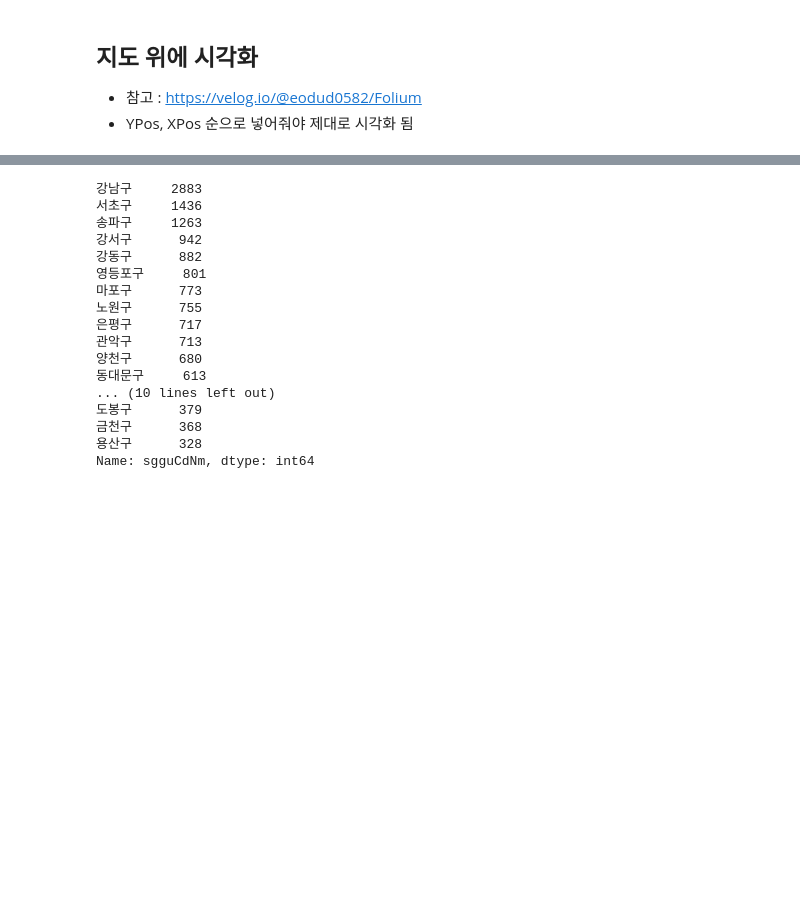
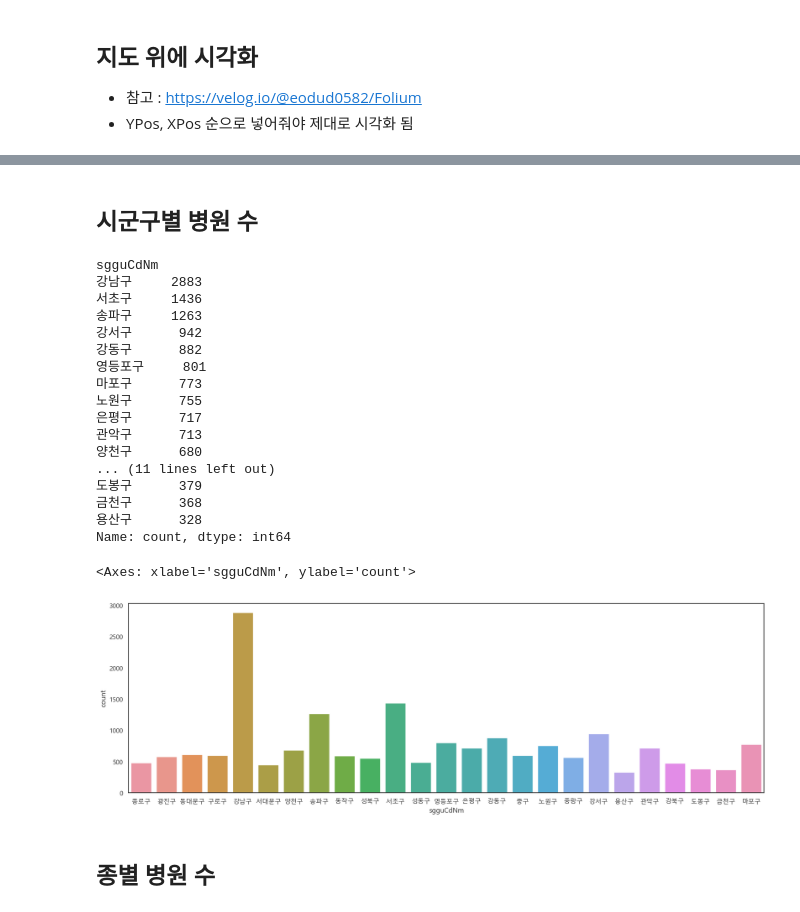
Before and after one commit to h1cho/DAStudy-sun, a Jupyter notebook: HYEWON/Analysis of Areas with Insufficient Healthcare Facilities_EDA2.ipynb, the cells around one changed output, grey strips where cells are left out. Drawn from its saved outputs; the diff is of its cells as text; code cells hidden in the pictures; blank space fills up the shorter version.

```diff
--- a/HYEWON/Analysis of Areas with Insufficient Healthcare Facilities_EDA2.ipynb
+++ b/HYEWON/Analysis of Areas with Insufficient Healthcare Facilities_EDA2.ipynb
@@ -638,0 +626,4 @@ df_hos = pd.DataFrame(a)
+# %%
+# 240320 SSL 오류로 인해 저장해둔 데이터 사용
+df_hos = pd.read_pickle("./data/Healthcare Facilities/df_hos.pkl")
+df_hos
@@ -806,9 +844,12 @@ for i in range(500):
 m
 # %% [output]
 [interactive output not drawn]
+# %% [markdown]
+## 시군구별 병원 수
 # %%
 df_hos["sgguCdNm"].value_counts()
 # %% [output]
+sgguCdNm
 강남구     2883
 서초구     1436
 송파구     1263
@@ -820,9 +861,21 @@ df_hos["sgguCdNm"].value_counts()
 은평구      717
 관악구      713
 양천구      680
-동대문구     613
-... (10 lines left out)
+... (11 lines left out)
 도봉구      379
 금천구      368
 용산구      328
-Name: sgguCdNm, dtype: int64
+Name: count, dtype: int64
+# %%
+# 한글 폰트 사용
+plt.rc("font", family = "Malgun Gothic")
+sns.set(font="Malgun Gothic",
+rc={"axes.unicode_minus":False}, style='white')
+# %%
+plt.figure(figsize=(20,6))
+sns.countplot(data=df_hos, x="sgguCdNm")
+# %% [output]
+<Axes: xlabel='sgguCdNm', ylabel='count'>
+[figure, added]
+# %% [markdown]
+## 종별 병원 수
```
Also changed, not shown: parts of 9 cells of this notebook.
